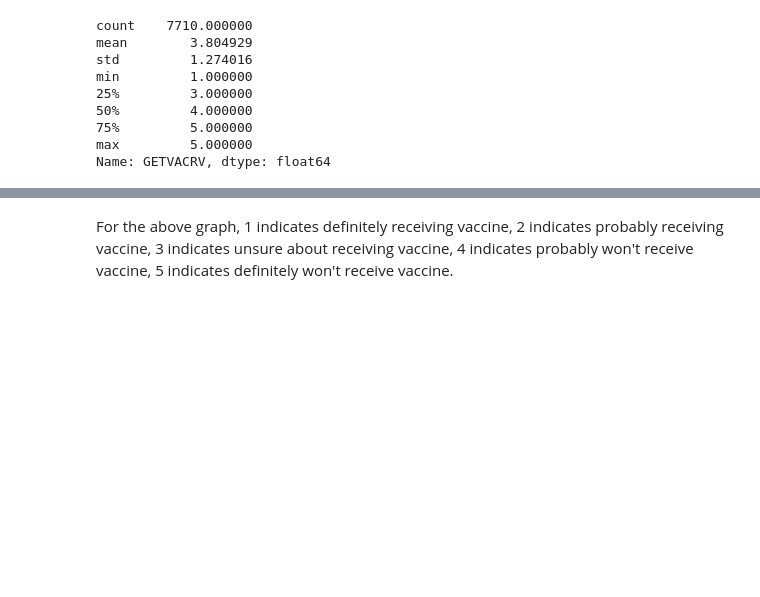
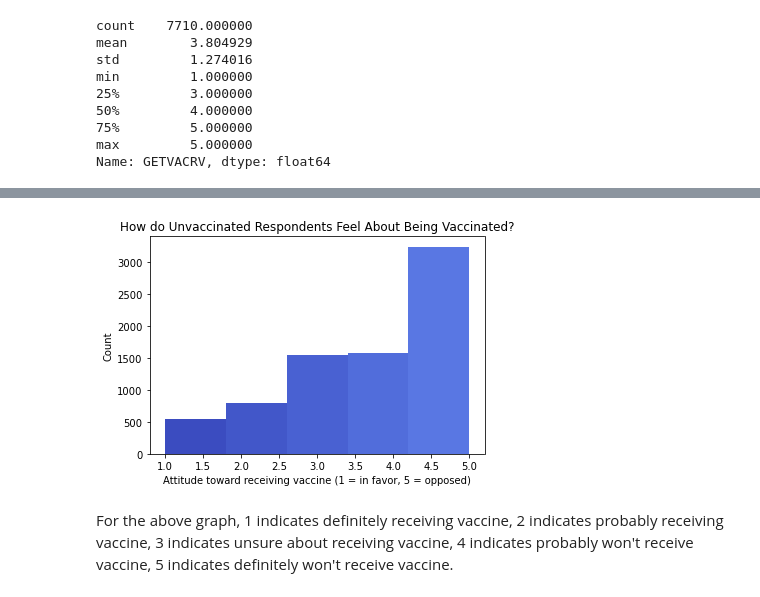
Before and after one commit to abby-wolfe/vaccine_hesitancy_ppol564_final_project, a Jupyter notebook: Vaccine_hesitancy.ipynb, the cells around one changed output, grey strips where cells are left out. Cells and saved outputs as stored; diff of their text form; code cells hidden in the pictures; blank space fills up the shorter version.

```diff
--- a/Vaccine_hesitancy.ipynb
+++ b/Vaccine_hesitancy.ipynb
@@ -160,3 +176,15 @@ Name: GETVACRV, dtype: float64
+# %%
+n, bins, patches = plt.hist(combined_df.GETVACRV, bins=5)
+cm = plt.cm.get_cmap('coolwarm')
+for i, p in enumerate(patches):
+    plt.setp(p, 'facecolor', cm(i/40)) # notice the i/25
+
+plt.xlabel("Attitude toward receiving vaccine (1 = in favor, 5 = opposed)")
+plt.ylabel("Count")
+plt.title("How do Unvaccinated Respondents Feel About Being Vaccinated?")
+plt.show()
+# %% [output]
+[figure, added]
 # %% [markdown]
 For the above graph, 1 indicates definitely receiving vaccine, 2 indicates probably receiving vaccine, 3 indicates unsure about receiving vaccine, 4 indicates probably won't receive vaccine, 5 indicates definitely won't receive vaccine.
 # %%
```
Also changed, not shown: parts of 12 cells of this notebook.
